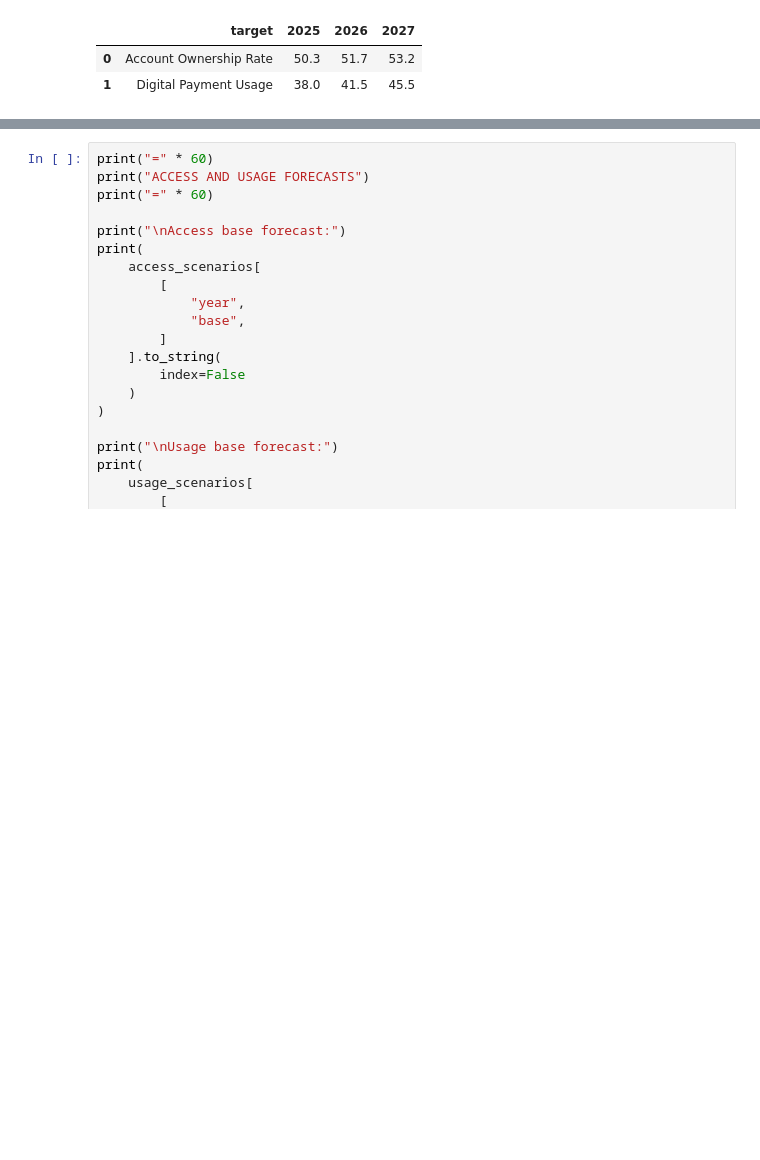
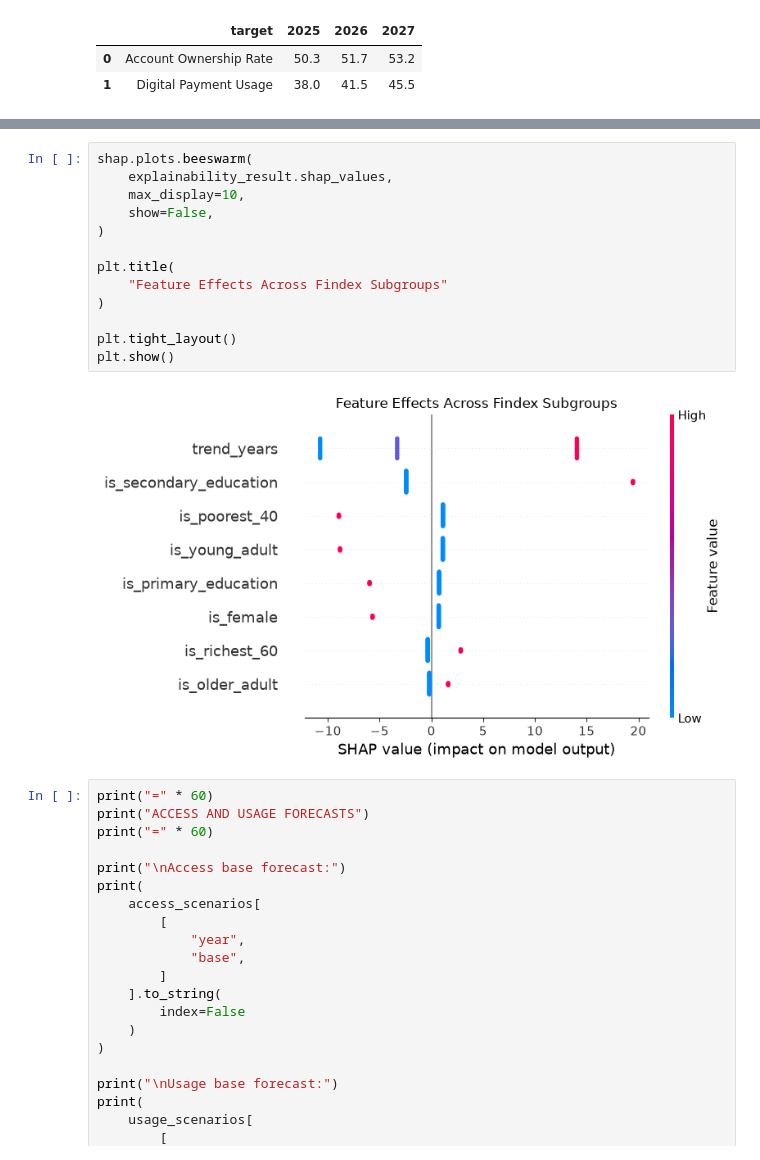
Before and after one commit to bemnetne/new-ethiopia-fi-forcast, a Jupyter notebook: notebooks/04_access_usage_forecasting.ipynb, the cells around one changed output, grey strips where cells are left out. Saved outputs shown, nothing was run; the diff lists cells and outputs as text; blank space fills up the shorter version.

```diff
--- a/notebooks/04_access_usage_forecasting.ipynb
+++ b/notebooks/04_access_usage_forecasting.ipynb
@@ -1391,3 +1771,18 @@ Saved: C:\Users\bemnet\Desktop\10academy\newWeek11\new-ethiopia-fi-forcast\data\
+# %%
+shap.plots.beeswarm(
+    explainability_result.shap_values,
+    max_display=10,
+    show=False,
+)
+
+plt.title(
+    "Feature Effects Across Findex Subgroups"
+)
+
+plt.tight_layout()
+plt.show()
+# %% [output]
+[figure, added]
 # %%
 print("=" * 60)
 print("ACCESS AND USAGE FORECASTS")
```
Also changed, not shown: parts of 7 cells of this notebook, 24 other files.
